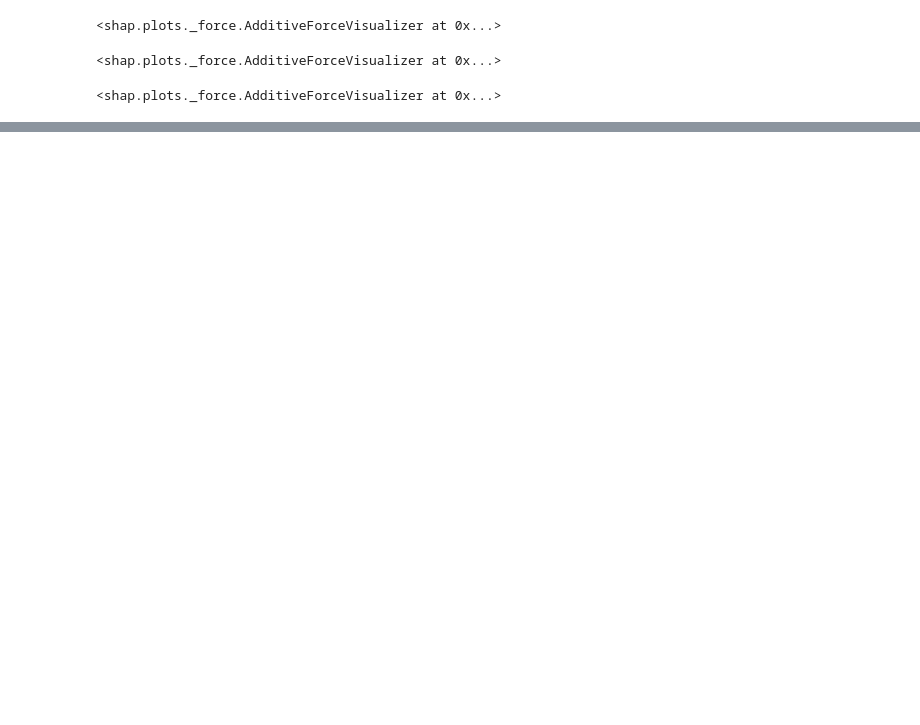
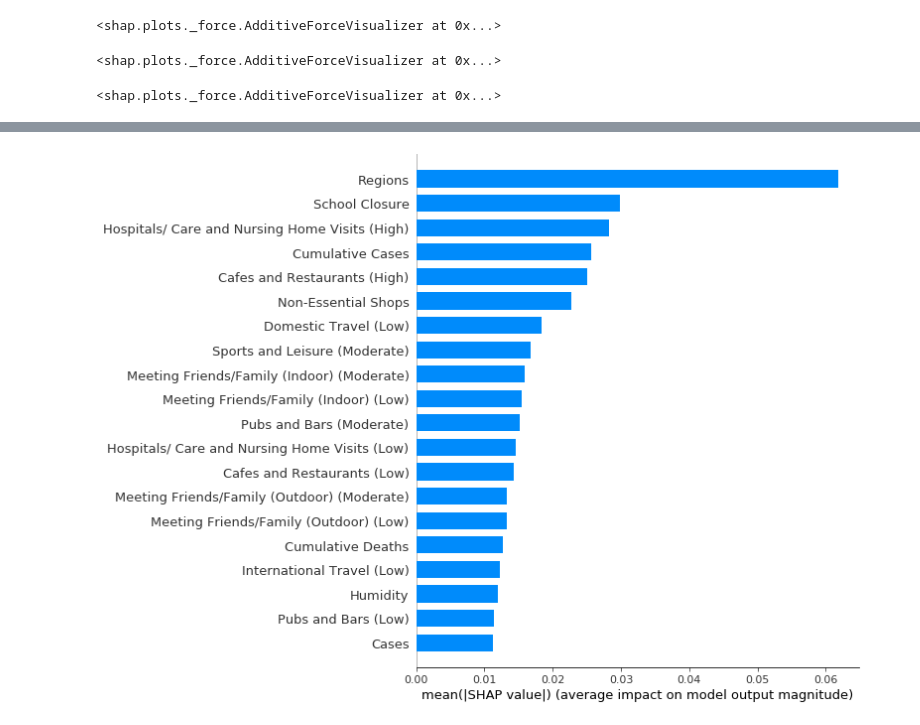
Before and after one commit to JoePanes/XAI-COVID19, a Jupyter notebook: code/machine learning/randomForestSHAP.ipynb, the cells around one changed output, grey strips where cells are left out. Drawn from its saved outputs; the diff is of its cells as text; code cells hidden in the pictures; blank space fills up the shorter version.

```diff
--- a/code/machine learning/randomForestSHAP.ipynb
+++ b/code/machine learning/randomForestSHAP.ipynb
@@ -103,0 +115,4 @@ shap.force_plot(explainer.expected_value[5],
+# %%
+shap.summary_plot(shapValues[1], trainingData, plot_type="bar")
+# %% [output]
+[figure, added]
```
Also changed, not shown: parts of 25 cells of this notebook, 1 other file.
